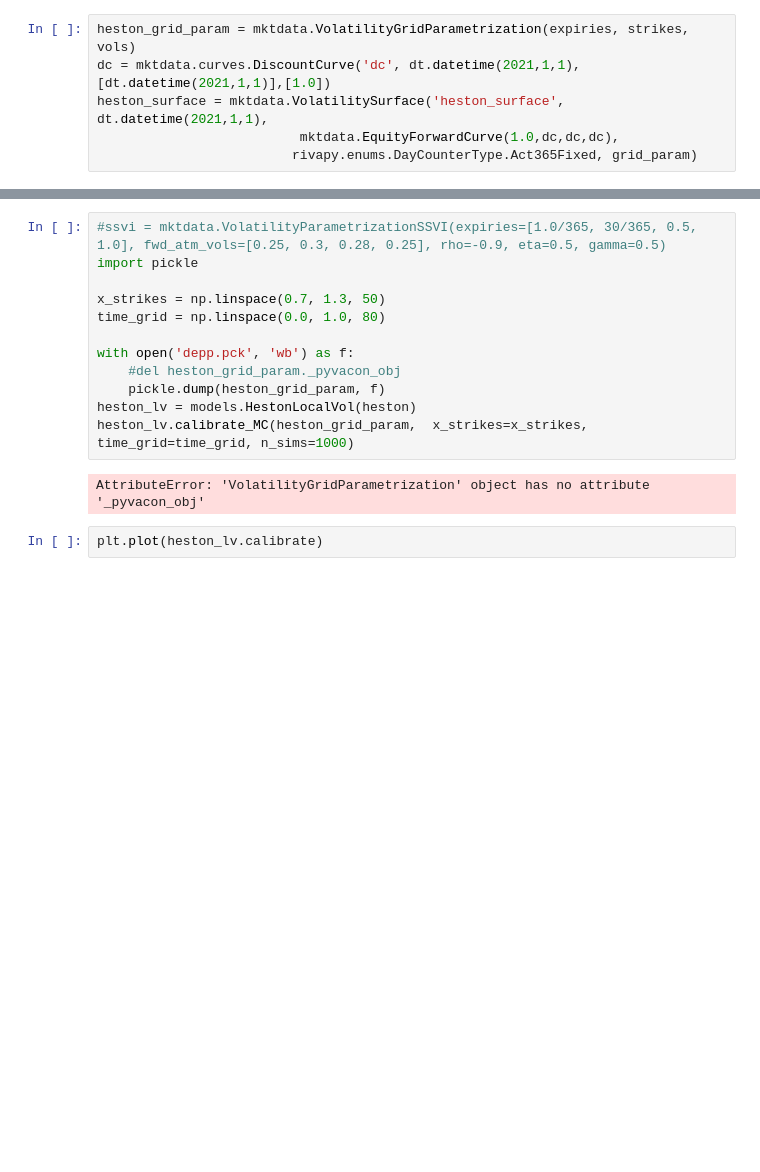
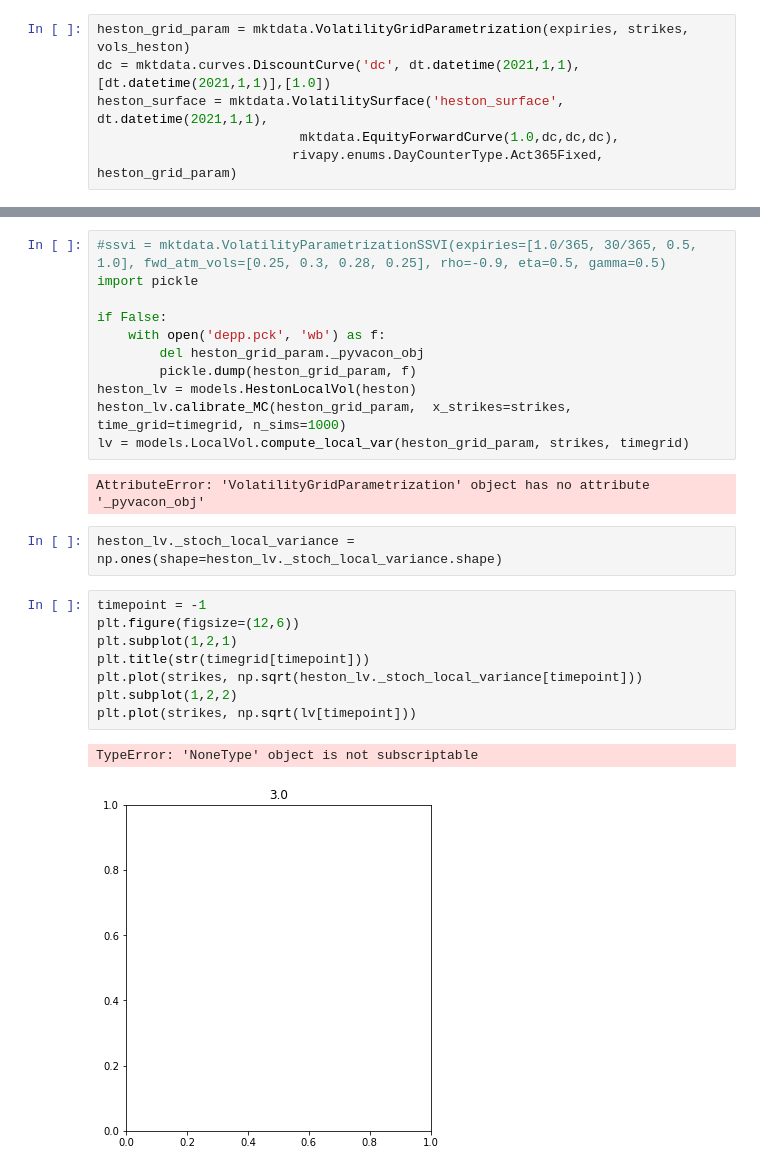
Before and after one commit to pikki622/RiVaPy, a Jupyter notebook: notebooks/models/stoch_local_vol.ipynb, the cells around one changed output, grey strips where cells are left out. Drawn from its saved outputs; the diff is of its cells as text; blank space fills up the shorter version.

```diff
--- a/notebooks/models/stoch_local_vol.ipynb
+++ b/notebooks/models/stoch_local_vol.ipynb
@@ -107,24 +135,34 @@ plt.legend()
 # %%
-heston_grid_param = mktdata.VolatilityGridParametrization(expiries, strikes, vols)
+heston_grid_param = mktdata.VolatilityGridParametrization(expiries, strikes, vols_heston)
 dc = mktdata.curves.DiscountCurve('dc', dt.datetime(2021,1,1), [dt.datetime(2021,1,1)],[1.0])
 heston_surface = mktdata.VolatilitySurface('heston_surface', dt.datetime(2021,1,1),
                           mktdata.EquityForwardCurve(1.0,dc,dc,dc),
-                         rivapy.enums.DayCounterType.Act365Fixed, grid_param)
+                         rivapy.enums.DayCounterType.Act365Fixed, heston_grid_param)
 # %% [markdown]
 # Heston Local-Vol Model
 # %%
 #ssvi = mktdata.VolatilityParametrizationSSVI(expiries=[1.0/365, 30/365, 0.5, 1.0], fwd_atm_vols=[0.25, 0.3, 0.28, 0.25], rho=-0.9, eta=0.5, gamma=0.5)
 import pickle
 
-x_strikes = np.linspace(0.7, 1.3, 50)
-time_grid = np.linspace(0.0, 1.0, 80)
-
-with open('depp.pck', 'wb') as f:
-    #del heston_grid_param._pyvacon_obj
-    pickle.dump(heston_grid_param, f)
+if False:
+    with open('depp.pck', 'wb') as f:
+        del heston_grid_param._pyvacon_obj
+        pickle.dump(heston_grid_param, f)
 heston_lv = models.HestonLocalVol(heston)
-heston_lv.calibrate_MC(heston_grid_param,  x_strikes=x_strikes, time_grid=time_grid, n_sims=1000)
+heston_lv.calibrate_MC(heston_grid_param,  x_strikes=strikes, time_grid=timegrid, n_sims=1000)
+lv = models.LocalVol.compute_local_var(heston_grid_param, strikes, timegrid)
 # %% [output]
 AttributeError: 'VolatilityGridParametrization' object has no attribute '_pyvacon_obj'
-# %%
-plt.plot(heston_lv.calibrate)
+# %%
+heston_lv._stoch_local_variance = np.ones(shape=heston_lv._stoch_local_variance.shape)
+# %%
+timepoint = -1
+plt.figure(figsize=(12,6))
+plt.subplot(1,2,1)
+plt.title(str(timegrid[timepoint]))
+plt.plot(strikes, np.sqrt(heston_lv._stoch_local_variance[timepoint]))
+plt.subplot(1,2,2)
+plt.plot(strikes, np.sqrt(lv[timepoint]))
+# %% [output]
+TypeError: 'NoneType' object is not subscriptable
+[figure, added]
```
Also changed, not shown: parts of 22 cells of this notebook, 1 other file.
